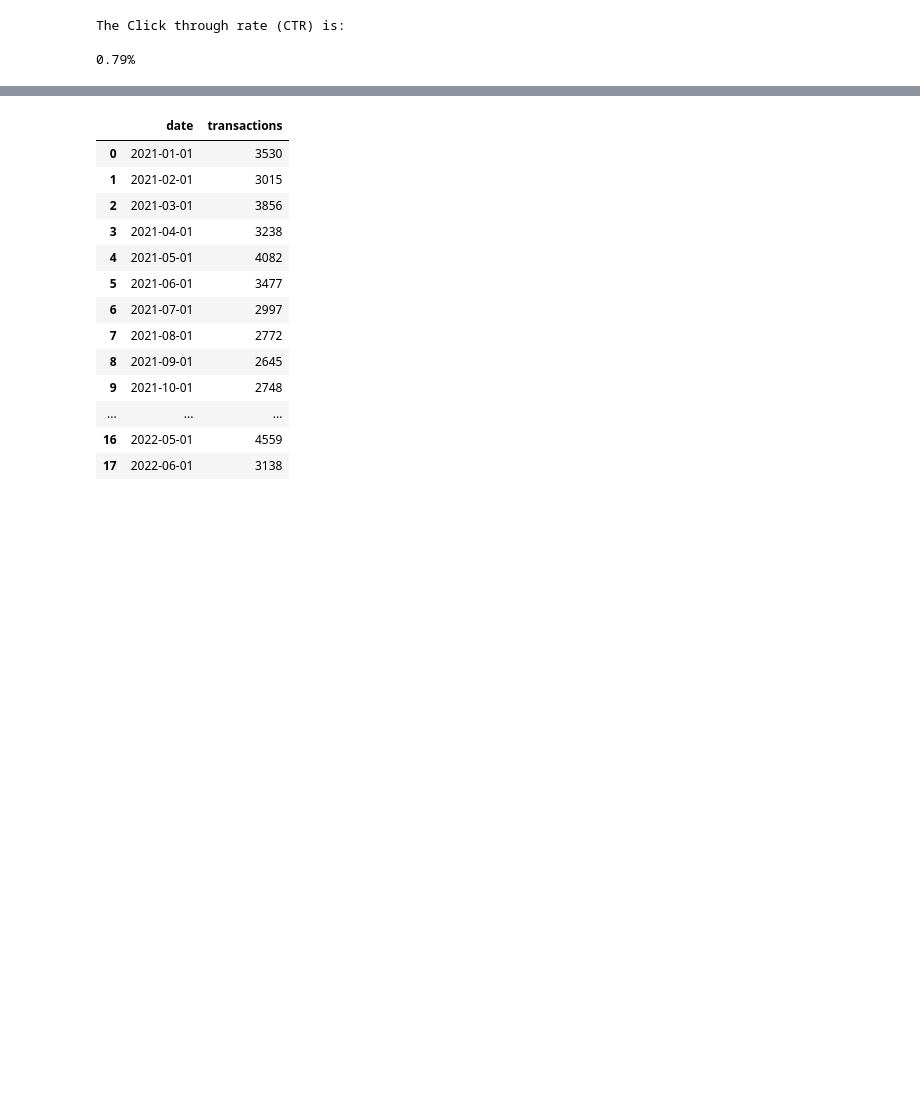
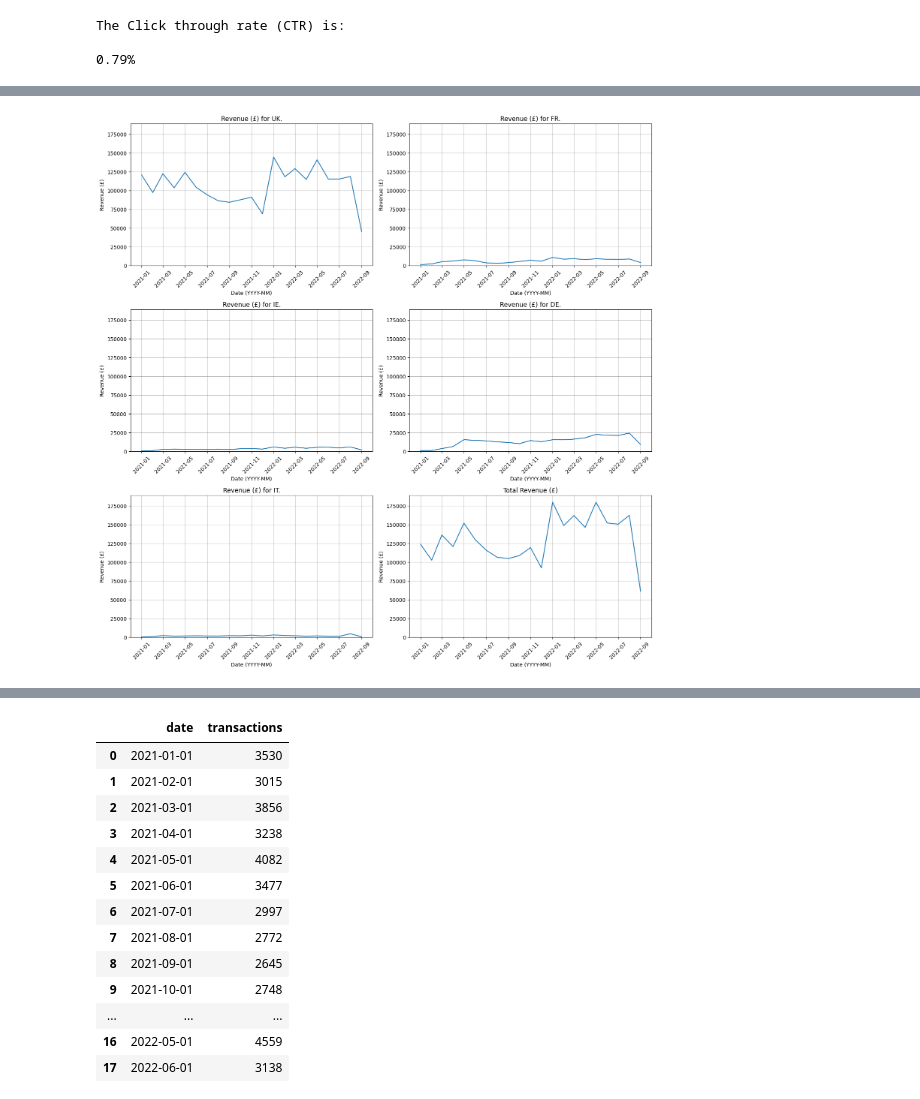
Before and after one commit to DanRHoward/Protein_Works_Presentation, a Jupyter notebook: Protein Works Presentation.ipynb, the cells around one changed output, grey strips where cells are left out. Drawn from its saved outputs; the diff is of its cells as text; code cells hidden in the pictures; blank space fills up the shorter version.

```diff
--- a/Protein Works Presentation.ipynb
+++ b/Protein Works Presentation.ipynb
@@ -153,0 +348,4 @@ In Summary,
+# %%
+plot_subplots(sr_df,sr_total_df,'Revenue (£)','revenue')
+# %% [output]
+[figure, added]
```
Also changed, not shown: parts of 32 cells of this notebook.
